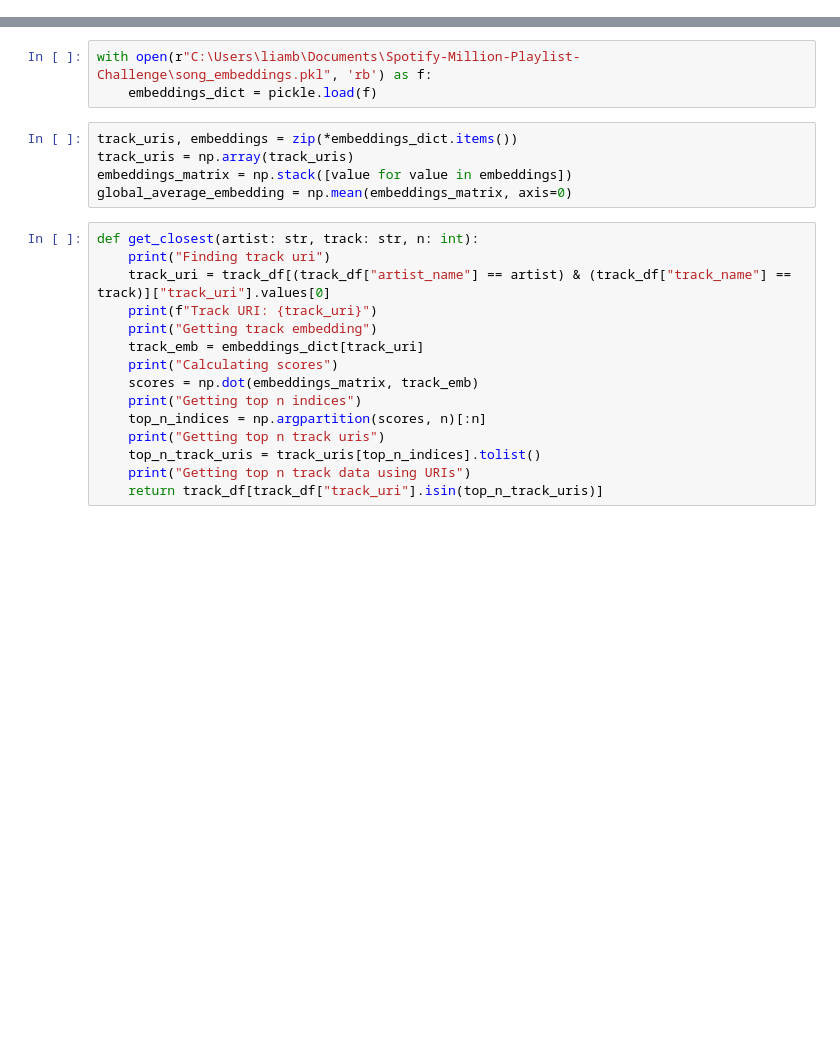
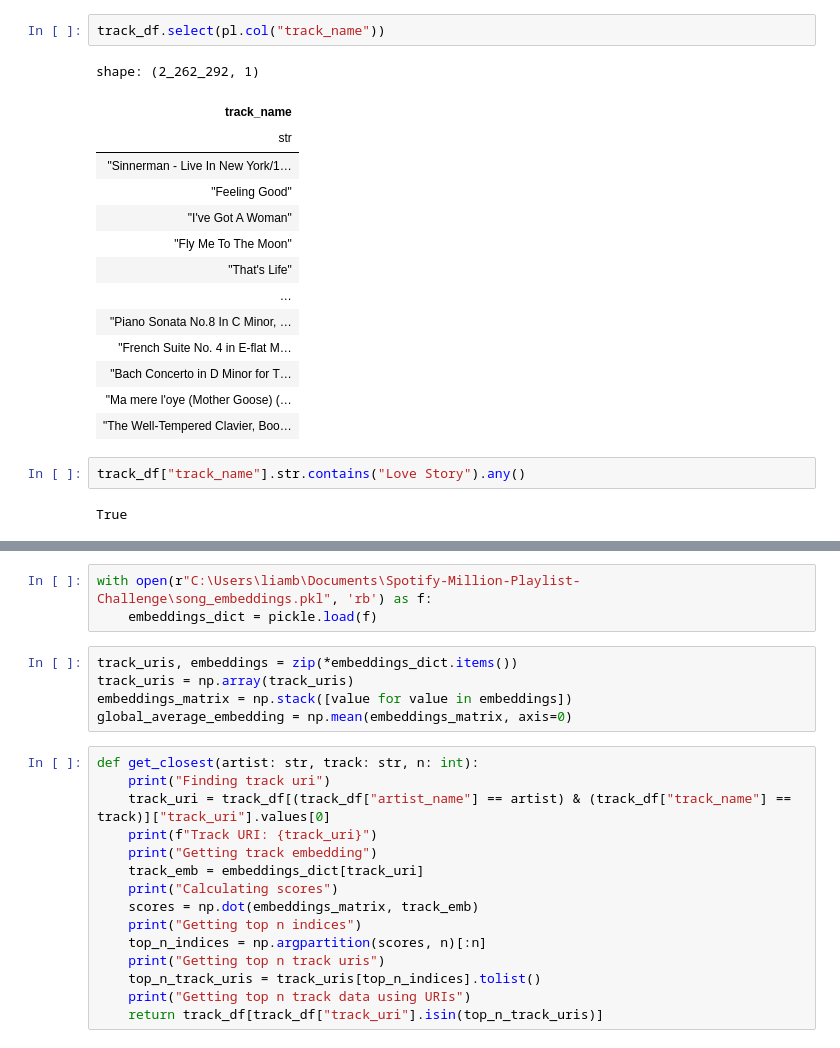
Before and after one commit to liamhbyrne/Spotify-Million-Playlist-Challenge, a Jupyter notebook: playlist_continuation/title_similarity.ipynb, the cells around one changed output, grey strips where cells are left out. Drawn from its saved outputs; the diff is of its cells as text; blank space fills up the shorter version.

```diff
--- a/playlist_continuation/title_similarity.ipynb
+++ b/playlist_continuation/title_similarity.ipynb
@@ -9,0 +158,21 @@ conn = sqlite3.connect(r'C:\Users\liamb\Downloads\spotify.db')
+# %%
+track_df.select(pl.col("track_name"))
+# %% [output]
+shape: (2_262_292, 1)
+| track_name |
+| str |
+| "Sinnerman - Live In New York/1… |
+| "Feeling Good" |
+| "I've Got A Woman" |
+| "Fly Me To The Moon" |
+| "That's Life" |
+| … |
+| "Piano Sonata No.8 In C Minor, … |
+| "French Suite No. 4 in E-flat M… |
+| "Bach Concerto in D Minor for T… |
+| "Ma mere l'oye (Mother Goose) (… |
+| "The Well-Tempered Clavier, Boo… |
+# %%
+track_df["track_name"].str.contains("Love Story").any()
+# %% [output]
+True
```
Also changed, not shown: parts of 32 cells of this notebook, 3 other files.
